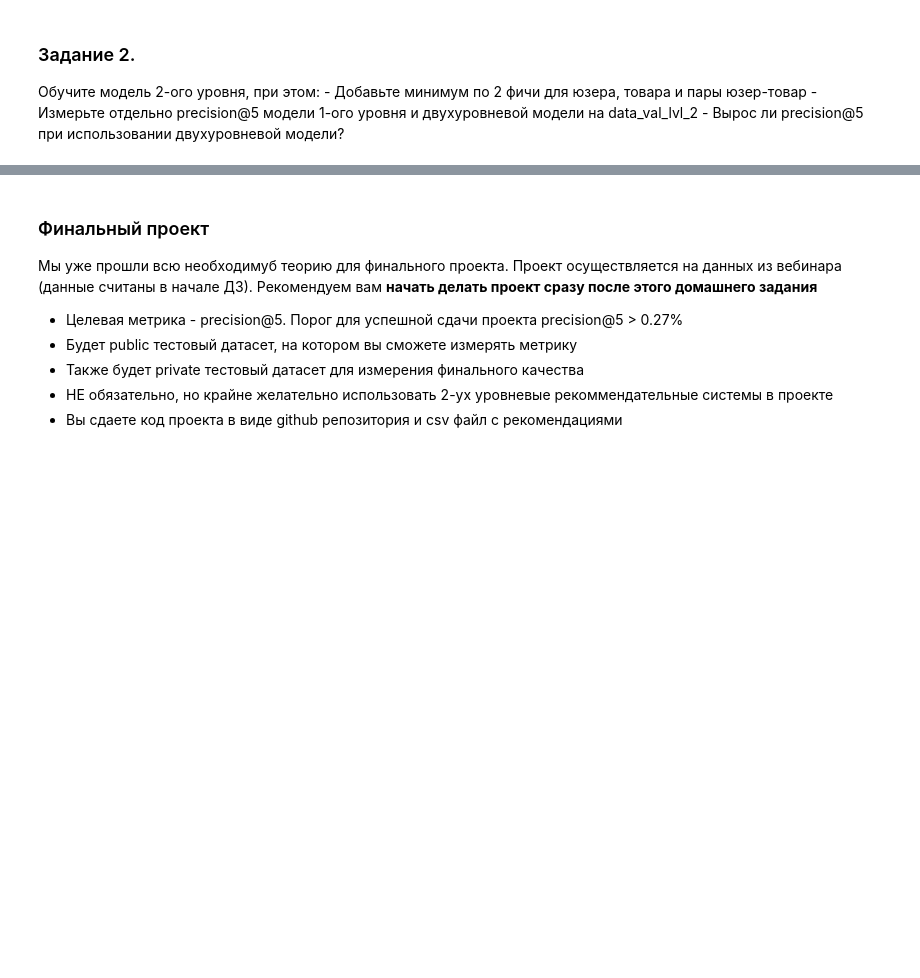
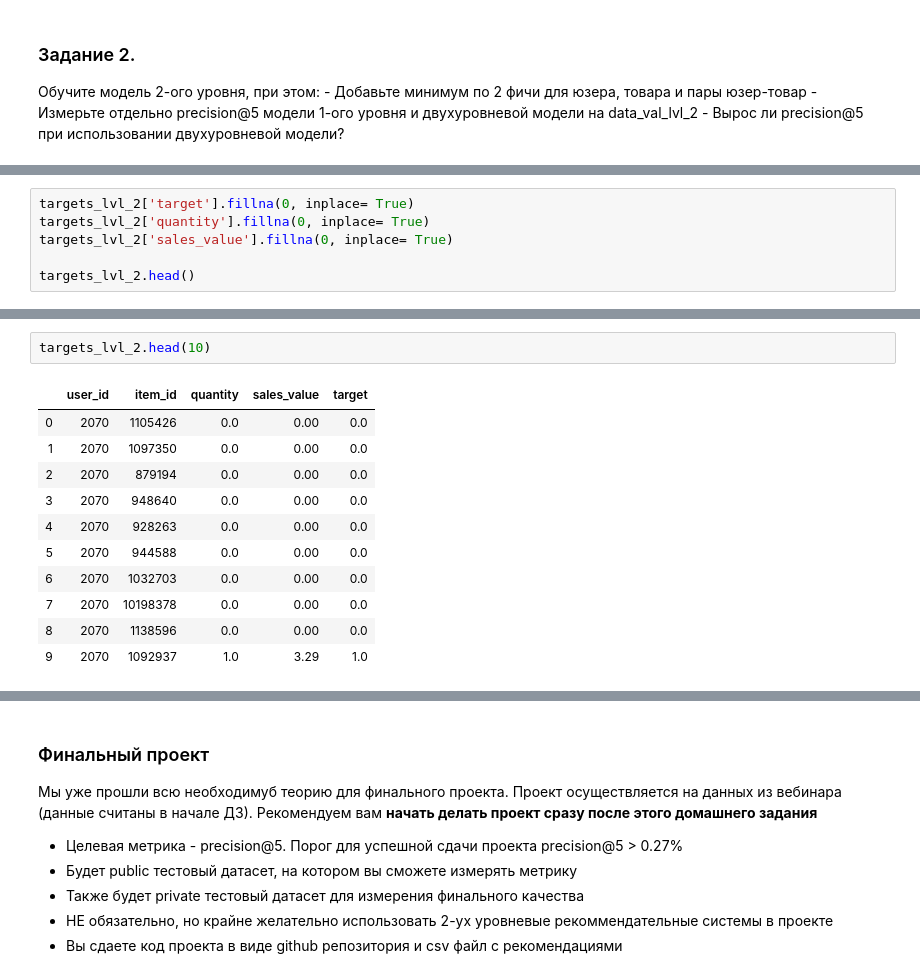
Before and after one commit to LevNic/RecSys, a Jupyter notebook: task_6.ipynb, the cells around one changed output, grey strips where cells are left out. Drawn from its saved outputs; the diff is of its cells as text; blank space fills up the shorter version.

```diff
--- a/task_6.ipynb
+++ b/task_6.ipynb
@@ -190,0 +260,6 @@ plt.show()
+# %%
+targets_lvl_2['target'].fillna(0, inplace= True)
+targets_lvl_2['quantity'].fillna(0, inplace= True)
+targets_lvl_2['sales_value'].fillna(0, inplace= True)
+
+targets_lvl_2.head()
@@ -190,0 +273,14 @@ plt.show()
+# %%
+targets_lvl_2.head(10)
+# %% [output]
+|  | user_id | item_id | quantity | sales_value | target |
+| 0 | 2070 | 1105426 | 0.0 | 0.00 | 0.0 |
+| 1 | 2070 | 1097350 | 0.0 | 0.00 | 0.0 |
+| 2 | 2070 | 879194 | 0.0 | 0.00 | 0.0 |
+| 3 | 2070 | 948640 | 0.0 | 0.00 | 0.0 |
+| 4 | 2070 | 928263 | 0.0 | 0.00 | 0.0 |
+| 5 | 2070 | 944588 | 0.0 | 0.00 | 0.0 |
+| 6 | 2070 | 1032703 | 0.0 | 0.00 | 0.0 |
+| 7 | 2070 | 10198378 | 0.0 | 0.00 | 0.0 |
+| 8 | 2070 | 1138596 | 0.0 | 0.00 | 0.0 |
+| 9 | 2070 | 1092937 | 1.0 | 3.29 | 1.0 |
```
Also changed, not shown: parts of 21 cells of this notebook.
